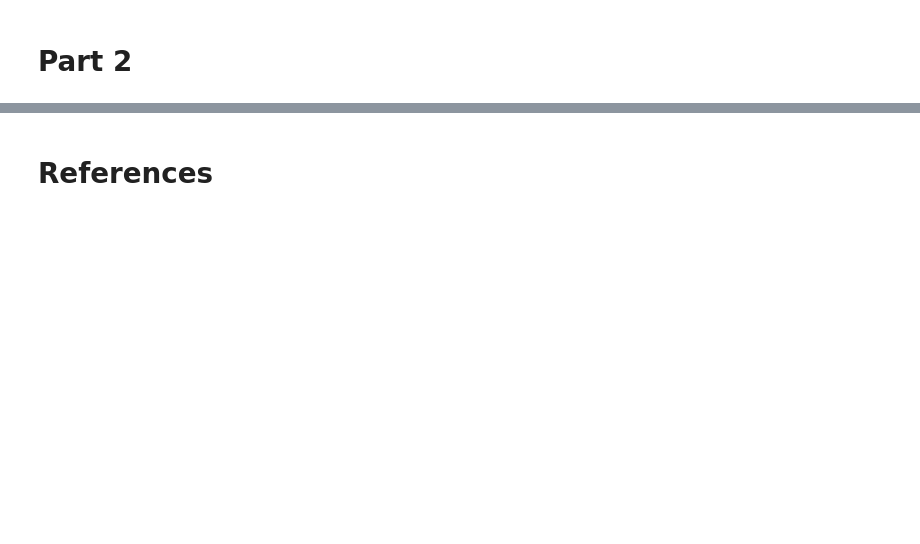
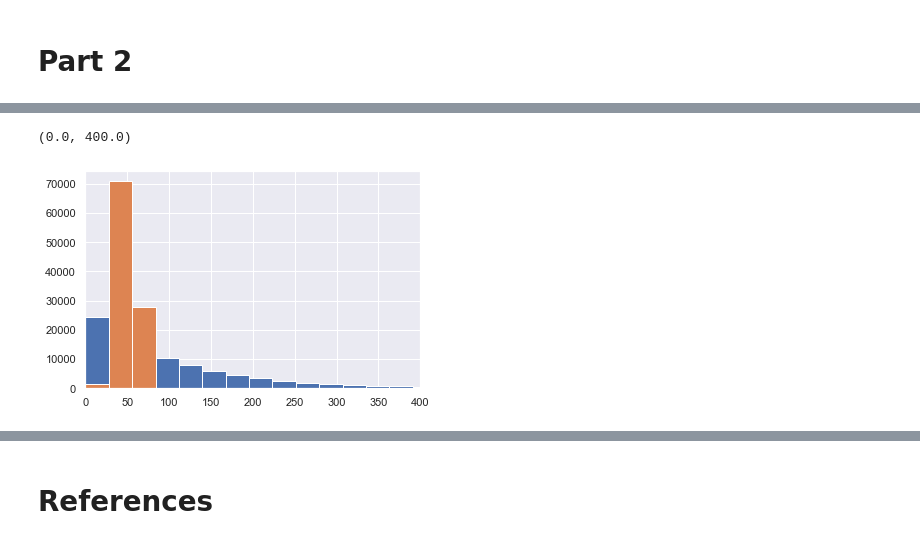
Before and after one commit to ubsuny/ParticleNN-Raspi4, a Jupyter notebook: FinalV4.ipynb, the cells around one changed output, grey strips where cells are left out. Drawn from its saved outputs; the diff is of its cells as text; code cells hidden in the pictures; blank space fills up the shorter version.

```diff
--- a/FinalV4.ipynb
+++ b/FinalV4.ipynb
@@ -342,0 +341,7 @@ array([[0.4834368 ],
+# %%
+n,bins,weights = plt.hist(test[test_vals==0,3], bins = 40)
+plt.hist(test[test_vals==1,3], bins = bins)
+plt.xlim(0,400)
+# %% [output]
+(0.0, 400.0)
+[figure, added]
```
Also changed, not shown: parts of 9 cells of this notebook, 1 other file.
